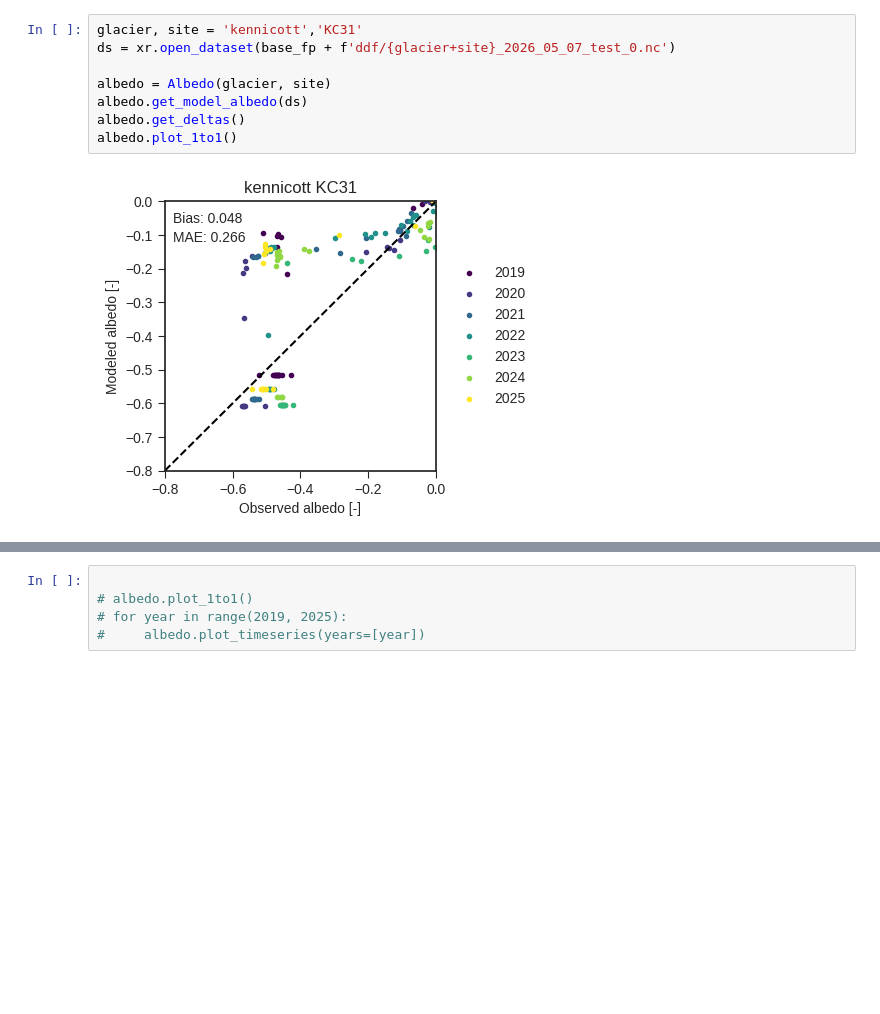
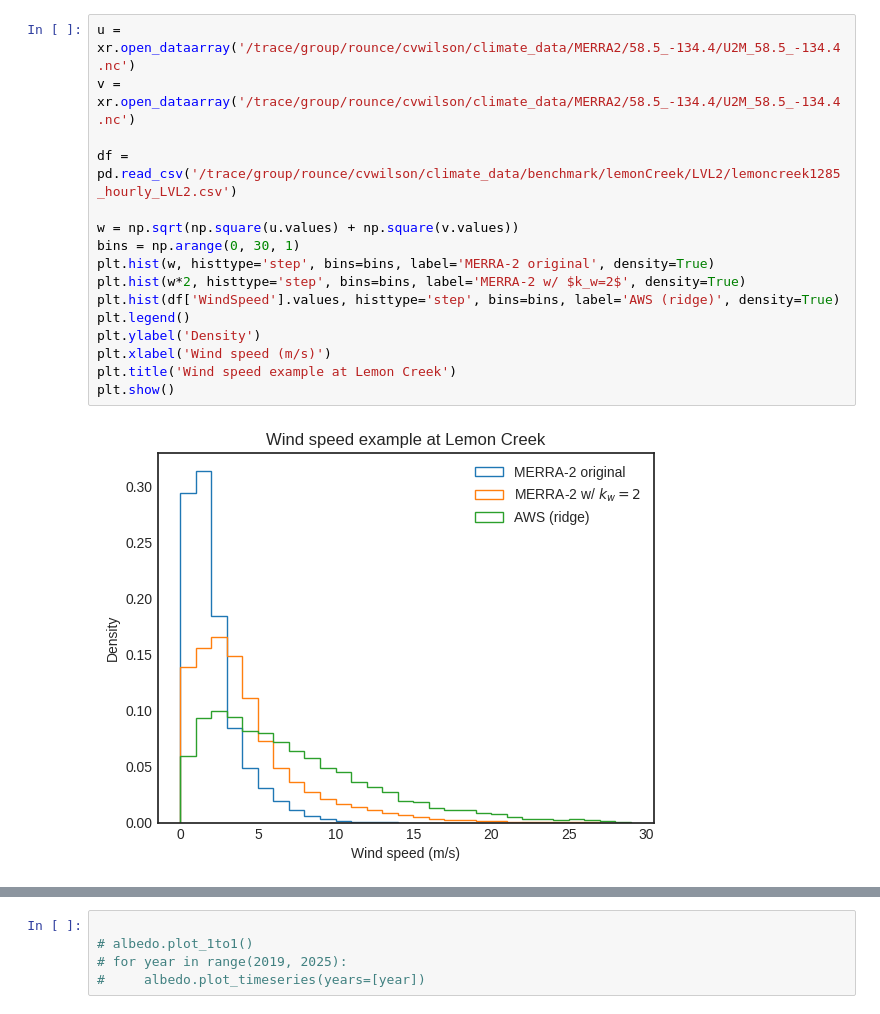
Before and after one commit to clairevwilson/PEBSI, a Jupyter notebook: project/calibrate.ipynb, the cells around one changed output, grey strips where cells are left out. Cells and saved outputs as stored; diff of their text form; blank space fills up the shorter version.

Commit message:
wind factor simulations

```diff
--- a/project/calibrate.ipynb
+++ b/project/calibrate.ipynb
@@ -37,13 +37,21 @@ site_dict = {'wolverine':['N','B','EC'],
                 'taku':['NWB1','TKG3'],
                 'gulkana':['AU','B','D'] # 'B','MG1',
                 }
-# %%
-glacier, site = 'kennicott','KC31'
-ds = xr.open_dataset(base_fp + f'ddf/{glacier+site}_2026_05_07_test_0.nc')
-
-albedo = Albedo(glacier, site)
-albedo.get_model_albedo(ds)
-albedo.get_deltas()
-albedo.plot_1to1()
-# %% [output]
-[figure, removed]
+# %%
+u = xr.open_dataarray('/trace/group/rounce/cvwilson/climate_data/MERRA2/58.5_-134.4/U2M_58.5_-134.4.nc')
+v = xr.open_dataarray('/trace/group/rounce/cvwilson/climate_data/MERRA2/58.5_-134.4/U2M_58.5_-134.4.nc')
+
+df = pd.read_csv('/trace/group/rounce/cvwilson/climate_data/benchmark/lemonCreek/LVL2/lemoncreek1285_hourly_LVL2.csv')
+
+w = np.sqrt(np.square(u.values) + np.square(v.values))
+bins = np.arange(0, 30, 1)
+plt.hist(w, histtype='step', bins=bins, label='MERRA-2 original', density=True)
+plt.hist(w*2, histtype='step', bins=bins, label='MERRA-2 w/ $k_w=2$', density=True)
+plt.hist(df['WindSpeed'].values, histtype='step', bins=bins, label='AWS (ridge)', density=True)
+plt.legend()
+plt.ylabel('Density')
+plt.xlabel('Wind speed (m/s)')
+plt.title('Wind speed example at Lemon Creek')
+plt.show()
+# %% [output]
+[figure, added]
```
Also changed, not shown: parts of 11 cells of this notebook, 5 other files.
